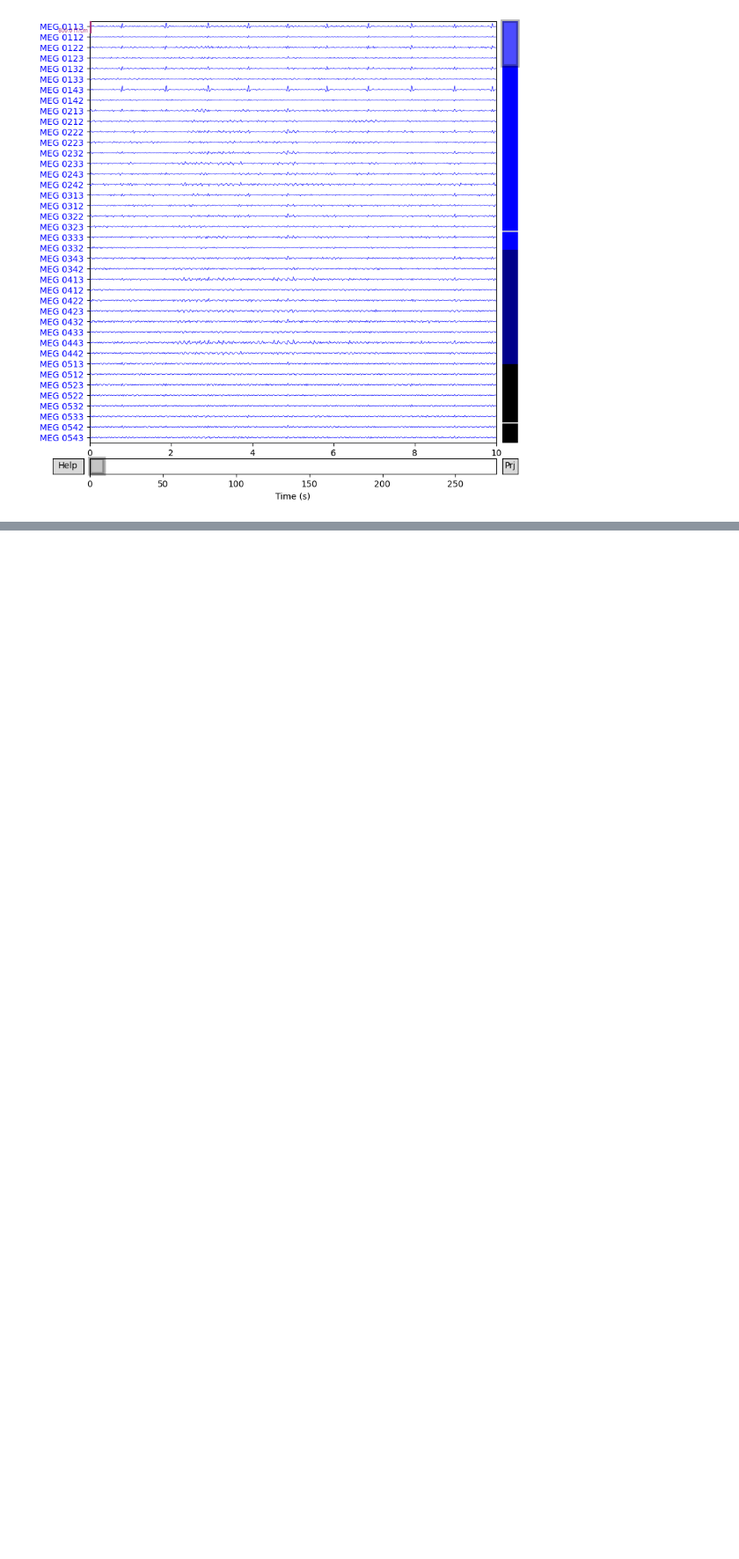
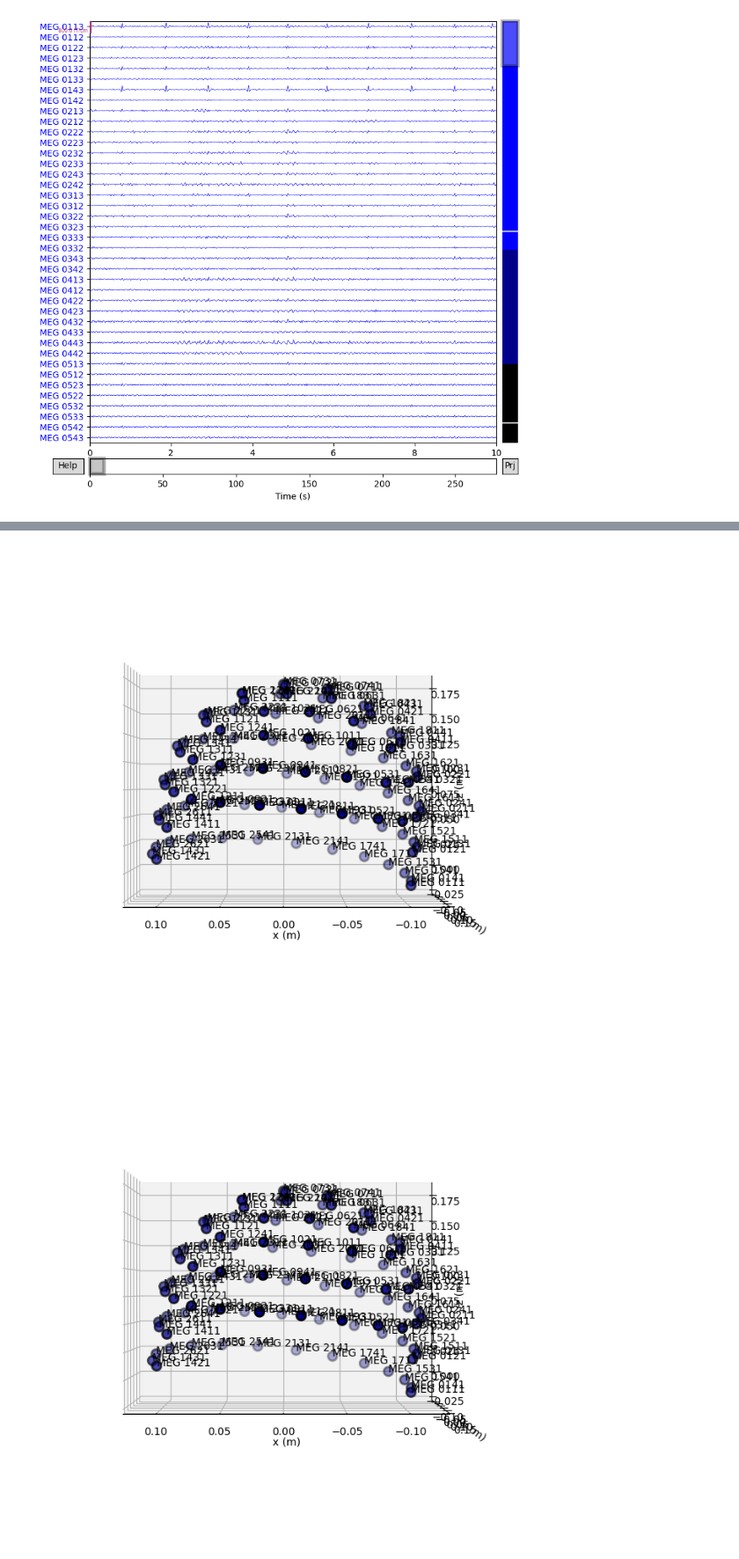
Before and after one commit to kvebers/Total-perspective-vortex, a Jupyter notebook: parsing.ipynb, the cells around one changed output, grey strips where cells are left out. Shown at 88% size. Cells and saved outputs as stored; diff of their text form; code cells hidden in the pictures; blank space fills up the shorter version.

```diff
--- a/parsing.ipynb
+++ b/parsing.ipynb
@@ -71,0 +102,5 @@ raw_filtered.plot(n_channels=40, duration=10, start=0) # this is how 40 channals
+# %%
+raw.plot_sensors(kind='3d', show_names='True')
+# %% [output]
+[figure, added]
+[figure, added]
```
Also changed, not shown: parts of 6 cells of this notebook.
